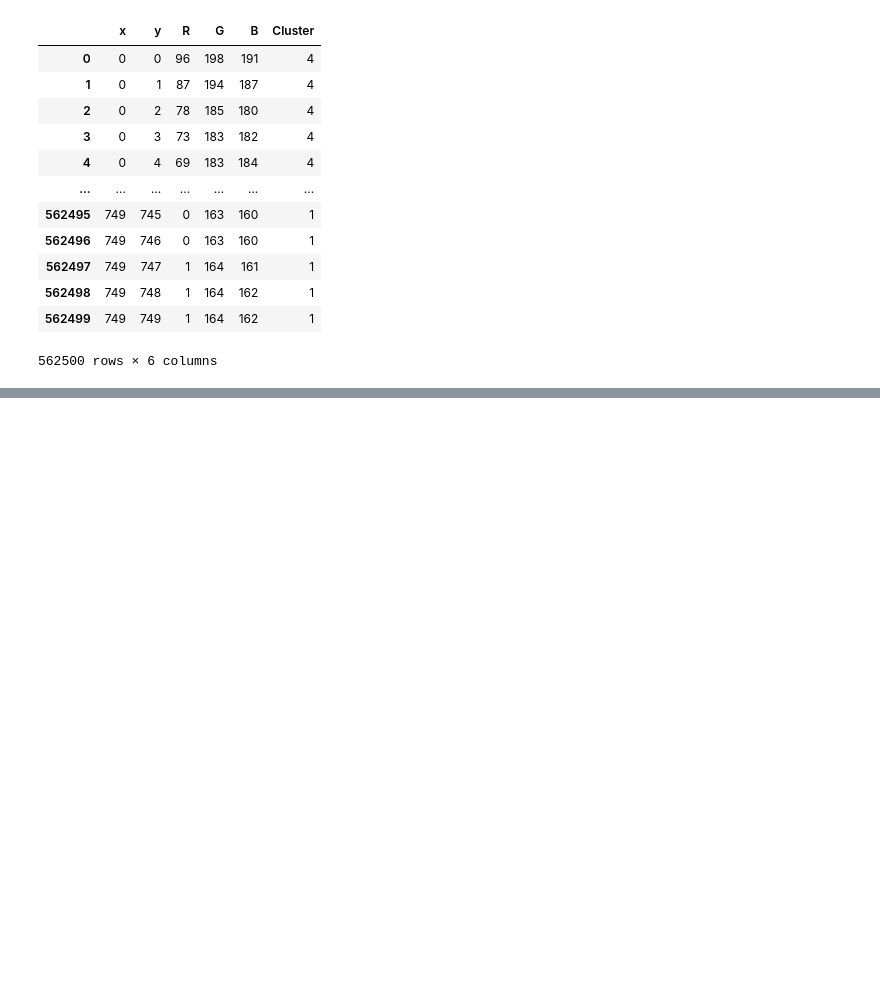
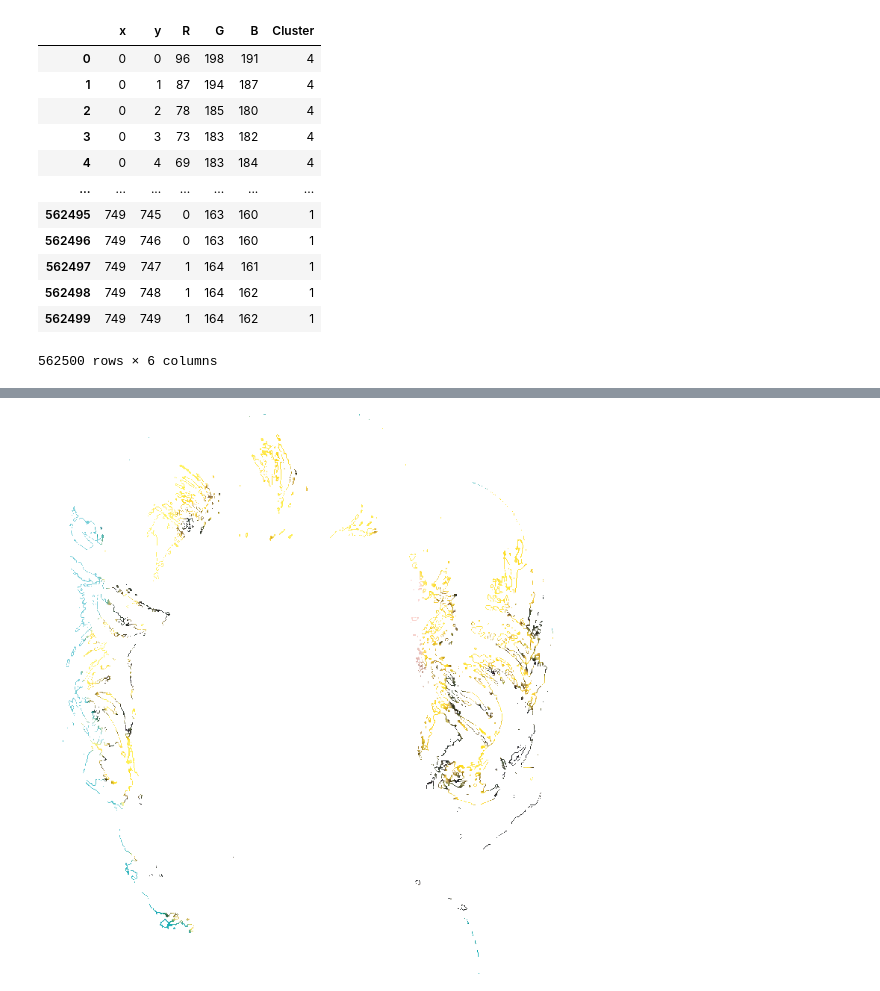
Before and after one commit to clwchanx/STA-160-Final, a Jupyter notebook: Image_Extraction.ipynb, the cells around one changed output, grey strips where cells are left out. Cells and saved outputs as stored; diff of their text form; code cells hidden in the pictures; blank space fills up the shorter version.

```diff
--- a/Image_Extraction.ipynb
+++ b/Image_Extraction.ipynb
@@ -236,0 +304,4 @@ clusters[8]
+# %%
+clusterr[1]
+# %% [output]
+[figure, added]
```
Also changed, not shown: parts of 28 cells of this notebook, 4 other files.
